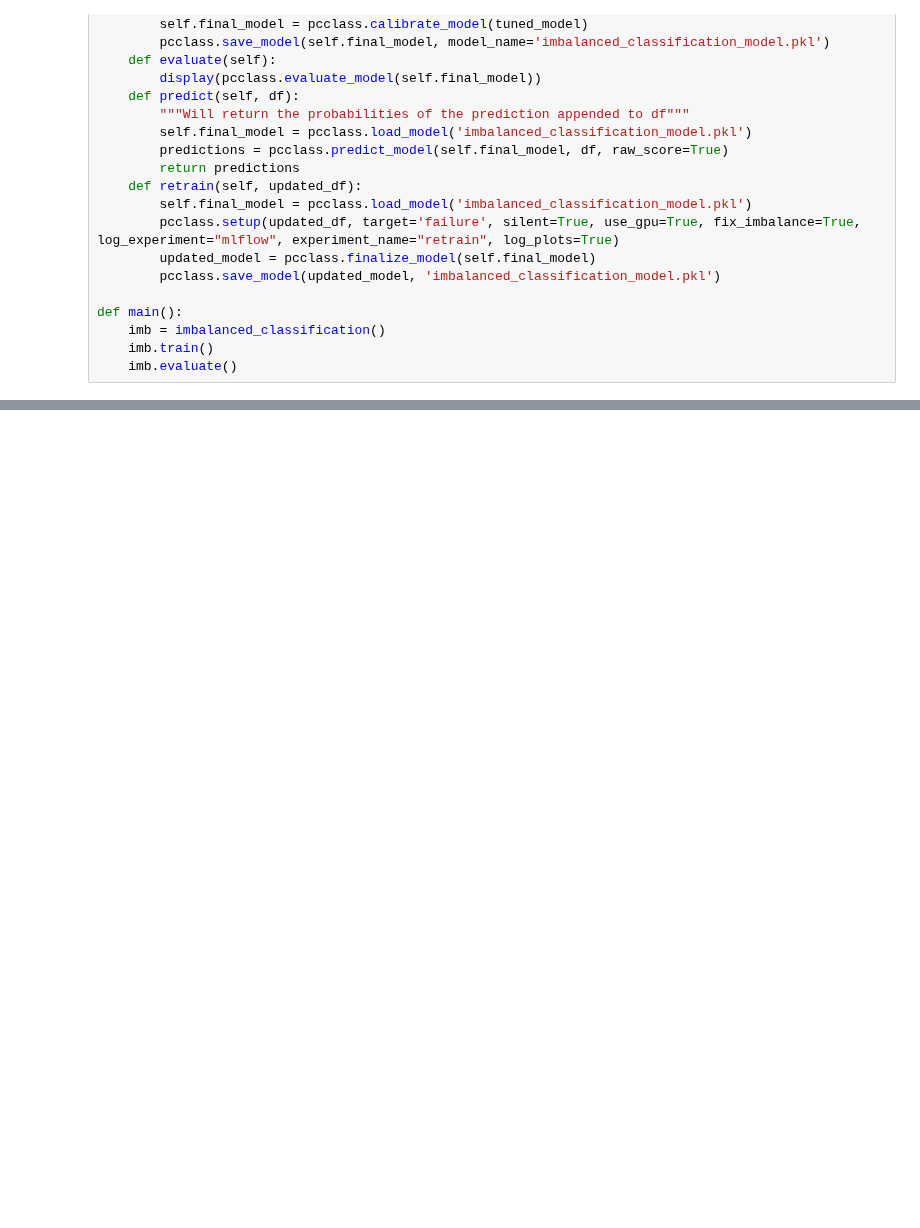
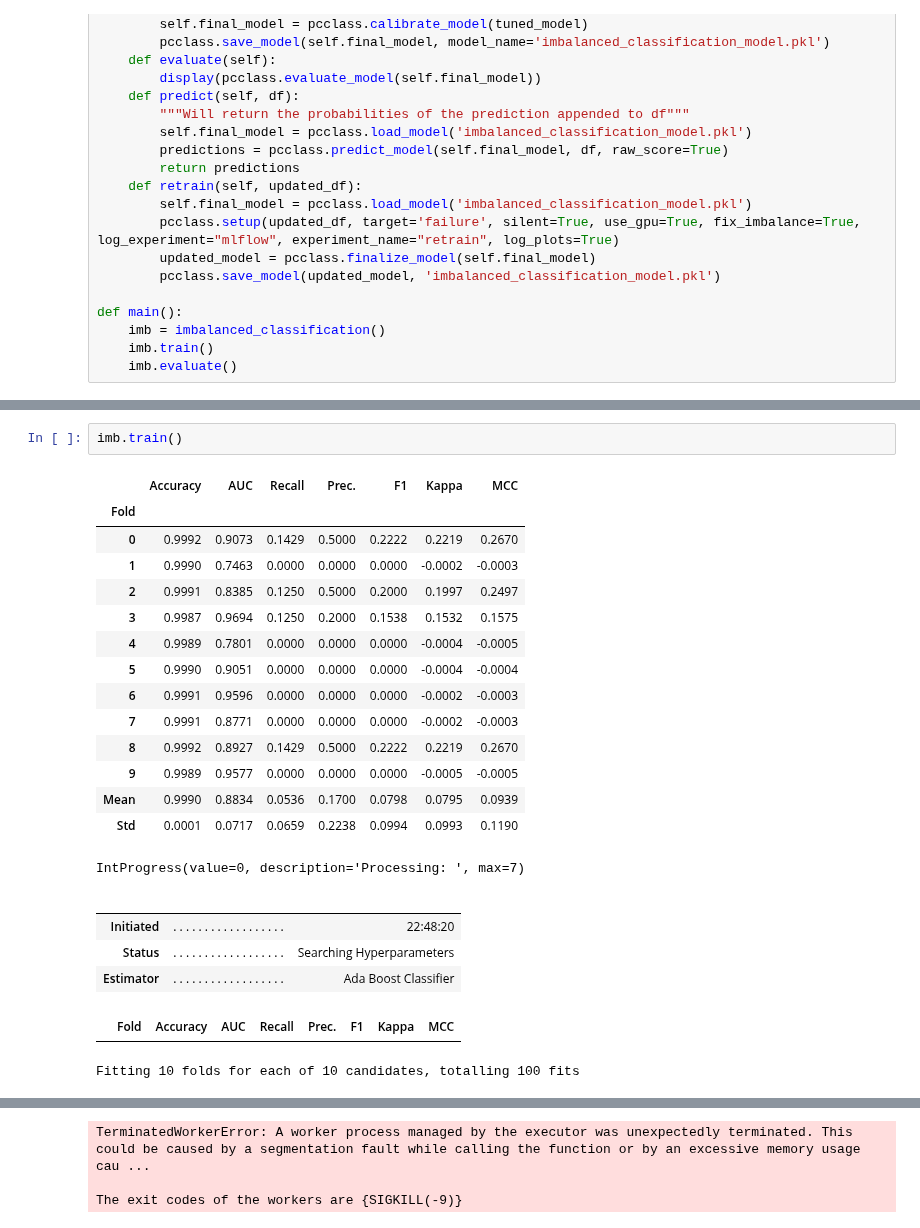
Before and after one commit to Duncan-Haywood/imbalanced-classification, a Jupyter notebook: predict_failure.ipynb, the cells around one changed output, grey strips where cells are left out. Cells and saved outputs as stored; diff of their text form; blank space fills up the shorter version.

```diff
--- a/predict_failure.ipynb
+++ b/predict_failure.ipynb
@@ -59,0 +101,25 @@ main()
+# %%
+imb.train()
+# %% [output]
+|  | Accuracy | AUC | Recall | Prec. | F1 | Kappa | MCC |
+| Fold |  |  |  |  |  |  |  |
+| 0 | 0.9992 | 0.9073 | 0.1429 | 0.5000 | 0.2222 | 0.2219 | 0.2670 |
+| 1 | 0.9990 | 0.7463 | 0.0000 | 0.0000 | 0.0000 | -0.0002 | -0.0003 |
+| 2 | 0.9991 | 0.8385 | 0.1250 | 0.5000 | 0.2000 | 0.1997 | 0.2497 |
+| 3 | 0.9987 | 0.9694 | 0.1250 | 0.2000 | 0.1538 | 0.1532 | 0.1575 |
+| 4 | 0.9989 | 0.7801 | 0.0000 | 0.0000 | 0.0000 | -0.0004 | -0.0005 |
+| 5 | 0.9990 | 0.9051 | 0.0000 | 0.0000 | 0.0000 | -0.0004 | -0.0004 |
+| 6 | 0.9991 | 0.9596 | 0.0000 | 0.0000 | 0.0000 | -0.0002 | -0.0003 |
+| 7 | 0.9991 | 0.8771 | 0.0000 | 0.0000 | 0.0000 | -0.0002 | -0.0003 |
+| 8 | 0.9992 | 0.8927 | 0.1429 | 0.5000 | 0.2222 | 0.2219 | 0.2670 |
+| 9 | 0.9989 | 0.9577 | 0.0000 | 0.0000 | 0.0000 | -0.0005 | -0.0005 |
+| Mean | 0.9990 | 0.8834 | 0.0536 | 0.1700 | 0.0798 | 0.0795 | 0.0939 |
+| Std | 0.0001 | 0.0717 | 0.0659 | 0.2238 | 0.0994 | 0.0993 | 0.1190 |
+IntProgress(value=0, description='Processing: ', max=7)
+|  |  |  |
+|  |  |  |
+| Initiated | . . . . . . . . . . . . . . . . . . | 22:48:20 |
+| Status | . . . . . . . . . . . . . . . . . . | Searching Hyperparameters |
+| Estimator | . . . . . . . . . . . . . . . . . . | Ada Boost Classifier |
+|  | Fold | Accuracy | AUC | Recall | Prec. | F1 | Kappa | MCC |
+Fitting 10 folds for each of 10 candidates, totalling 100 fits
@@ -59,0 +128,3 @@ main()
+TerminatedWorkerError: A worker process managed by the executor was unexpectedly terminated. This could be caused by a segmentation fault while calling the function or by an excessive memory usage cau ...
+
+The exit codes of the workers are {SIGKILL(-9)}
```
Also changed, not shown: parts of 5 cells of this notebook.
